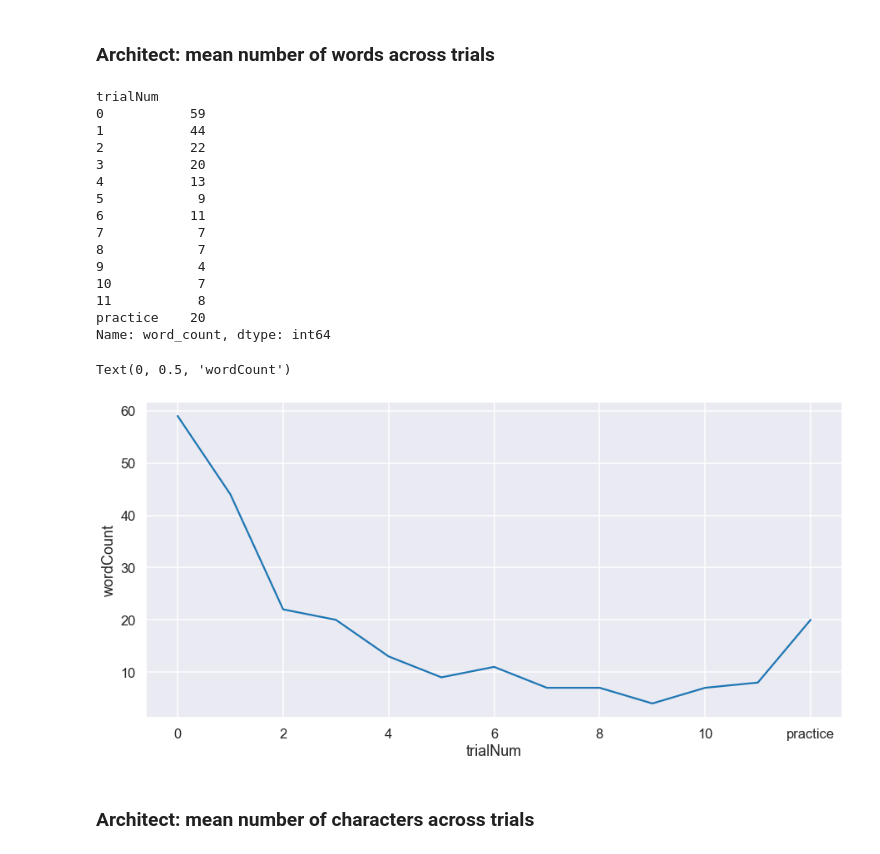
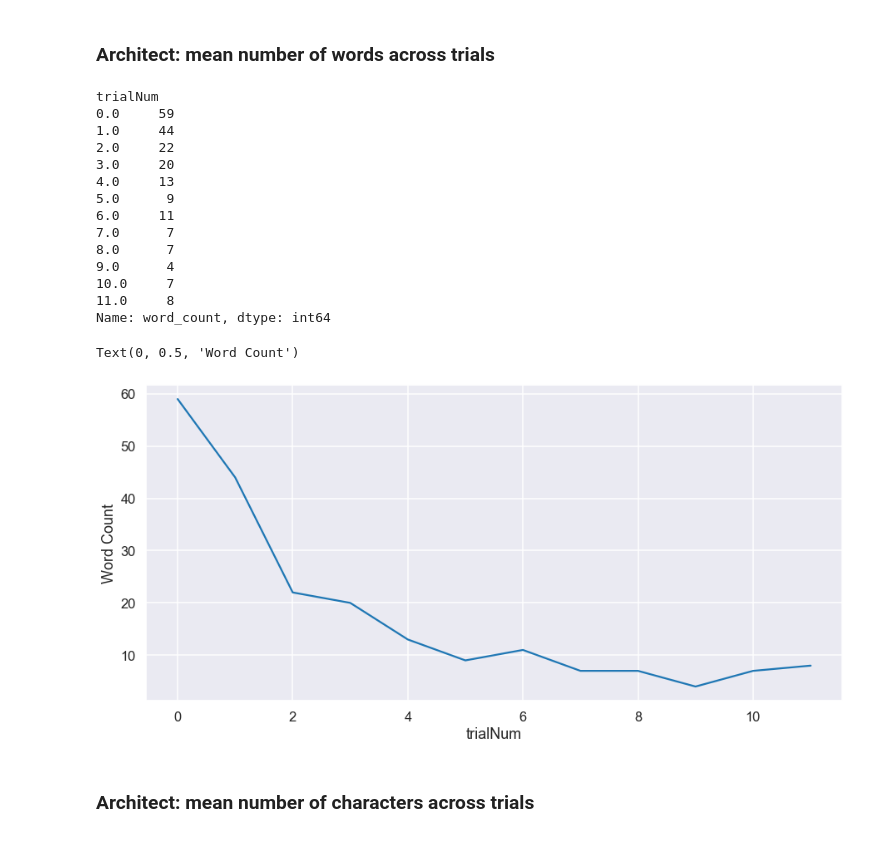
Before and after one commit to cogtoolslab/compositional-abstractions, a Jupyter notebook: analysis/compabs_analysis.ipynb, the cells around one changed output. Saved outputs shown, nothing was run; the diff lists cells and outputs as text; code cells hidden in the pictures.

```diff
--- a/analysis/compabs_analysis.ipynb
+++ b/analysis/compabs_analysis.ipynb
@@ -297,2 +240,8 @@ array(['tall on left, flat on right', 'C on left; arch on right',
+# %%
+#read in dataframes from each eventType
+df_block = pd.read_csv('../results/csv/compabs_block_livetest0.csv')
+df_chat = pd.read_csv('../results/csv/compabs_chat_livetest0.csv')
+df_exit = pd.read_csv('../results/csv/compabs_exit_livetest0.csv')
+df_trial = pd.read_csv('../results/csv/compabs_trial_livetest0.csv')
 # %% [markdown]
 ### Inspect some raw data: language
@@ -306,4 +257,4 @@ df_test = df[(df.eventType == 'chatMessage') &
 # %%
 #create columns for char and word counts
-df_test['word_count'] = df_test['content'].str.split(' ').str.len()
-df_test['char_count'] = df_test['content'].str.len()
+df_chat['word_count'] = df_chat['content'].str.split(' ').str.len()
+df_chat['char_count'] = df_chat['content'].str.len()
@@ -330,33 +272,35 @@ df_test['char_count'] = df_test['content'].str.len()
 ## Make basic visualizations and calculate descriptives
 # %% [markdown]
 ### Architect: mean number of words across trials
+# %%
+#Coerce trialNum to numeric -- will remove "practice". Thoughts?
+df_chat['trialNum'] = pd.to_numeric(df_chat['trialNum'], errors = 'coerce')
 # %%
 #Get sum of words for each trial, group by game then average across games
-print(df_test.groupby(['gameid','trialNum'])['word_count'].sum().groupby(['trialNum']).mean())
+print(df_chat.groupby(['gameid','trialNum'])['word_count'].sum().groupby(['trialNum']).mean())
 # %% [output]
 trialNum
-0           59
-1           44
-2           22
-3           20
-4           13
-5            9
-6           11
-7            7
-8            7
-9            4
-10           7
-11           8
-practice    20
+0.0     59
+1.0     44
+2.0     22
+3.0     20
+4.0     13
+5.0      9
+6.0     11
+7.0      7
+8.0      7
+9.0      4
+10.0     7
+11.0     8
 Name: word_count, dtype: int64
 # %%
 ## line plots
 fig, ax = plt.subplots(figsize=(15,7))
-df_test.groupby(['gameid','trialNum'])['word_count'].sum().groupby(['trialNum']).mean().plot(ax = ax)
+df_chat.groupby(['gameid','trialNum'])['word_count'].sum().groupby(['trialNum']).mean().plot(ax = ax)
 plt.ylabel('Word Count')
 # %% [output]
-Text(0, 0.5, 'wordCount')
+Text(0, 0.5, 'Word Count')
-[figure, old version]
+[figure, new version]
 # %%
 ## print summary stat to console?
 # %% [markdown]
```
Also changed, not shown: parts of 25 cells of this notebook.
